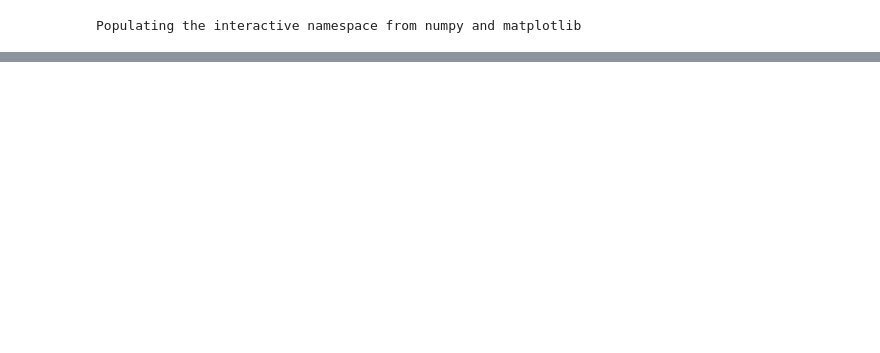
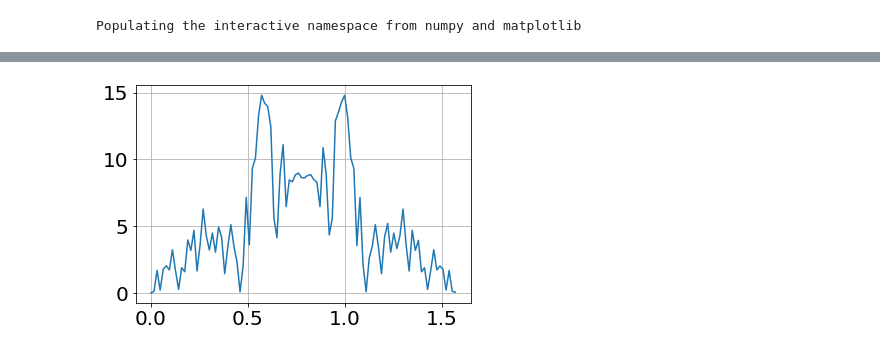
Before and after one commit to asbothjanos/Weyl_Z2_2D, a Jupyter notebook: python/Coupled_BHZedge_angle_pybinding_kpm.ipynb, the cells around one changed output, grey strips where cells are left out. Cells and saved outputs as stored; diff of their text form; code cells hidden in the pictures; blank space fills up the shorter version.

```diff
--- a/python/Coupled_BHZedge_angle_pybinding_kpm.ipynb
+++ b/python/Coupled_BHZedge_angle_pybinding_kpm.ipynb
@@ -94,0 +114,5 @@ for i,p in enumerate(linspace(0,pi/2,10)):
+# %%
+plot(phiran,dat[:,500])
+grid()
+# %% [output]
+[figure, added]
```
Also changed, not shown: parts of 7 cells of this notebook.
